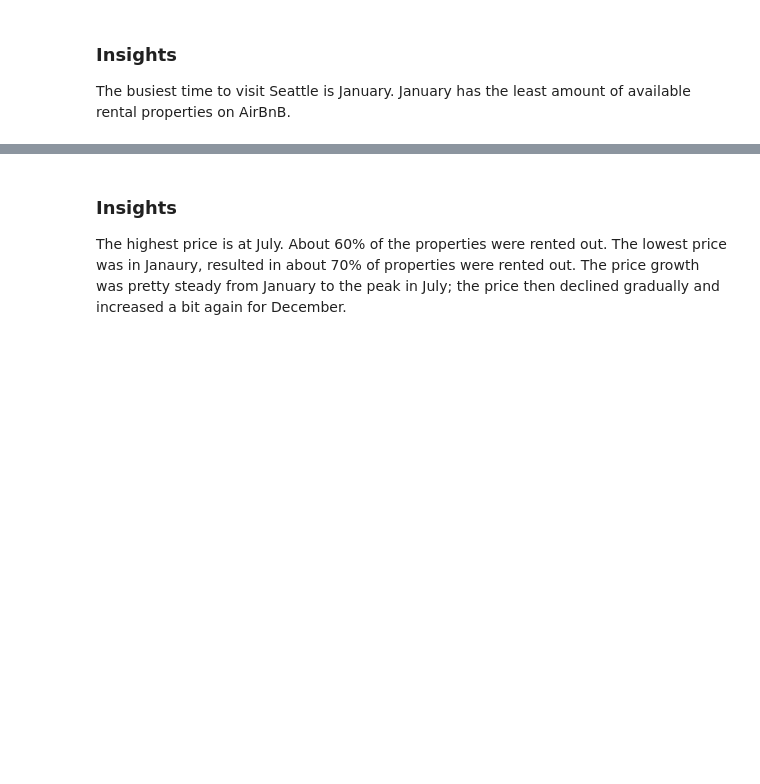
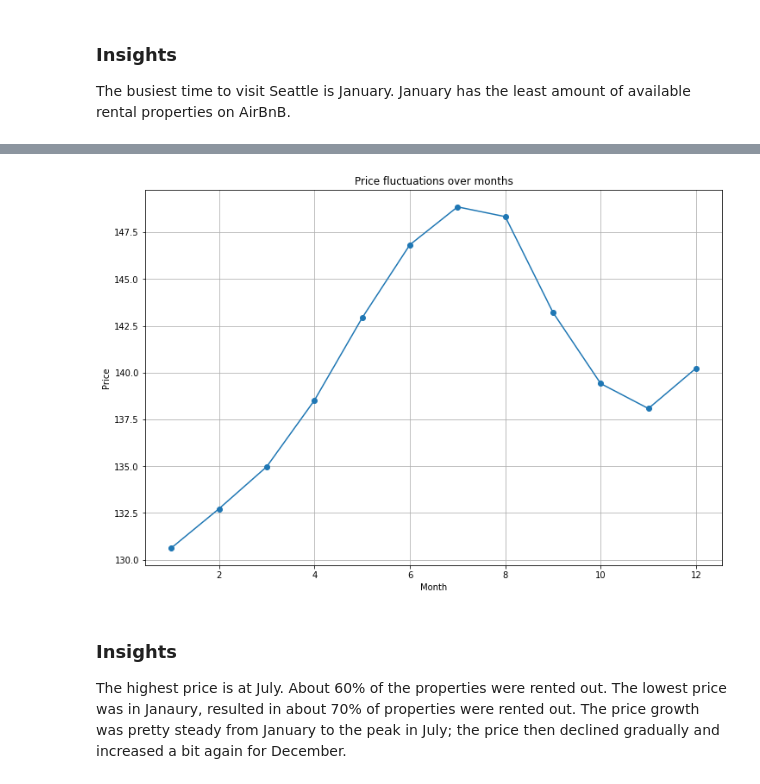
Before and after one commit to stepmn818/AirBnB, a Jupyter notebook: AirBnB Seattle.ipynb, the cells around one changed output, grey strips where cells are left out. Cells and saved outputs as stored; diff of their text form; code cells hidden in the pictures; blank space fills up the shorter version.

```diff
--- a/AirBnB Seattle.ipynb
+++ b/AirBnB Seattle.ipynb
@@ -292,13 +53,15 @@ calendar_available_price_grouped = calendar_available.groupby(by=['month'])['pri
 # %%
 # plot the price line chart
 plt.figure(figsize=(12,8))
 
-plt.plot(calendar_available_price_grouped['month'], calendar_available_price_grouped['price'], marker='o')
+plt.plot(calendar_price_grouped['month'], calendar_price_grouped['price'], marker='o')
 plt.title("Price fluctuations over months")
 plt.xlabel("Month")
 plt.ylabel("Price")
 plt.grid(True)
 plt.show()
+# %% [output]
+[figure, added]
 # %% [markdown]
 ### Insights
 The highest price is at July. About 60% of the properties were rented out. The lowest price was in Janaury, resulted in about 70% of properties were rented out. The price growth was pretty steady from January to the peak in July; the price then declined gradually and increased a bit again for December.
```
Also changed, not shown: parts of 40 cells of this notebook, 1 other file.
